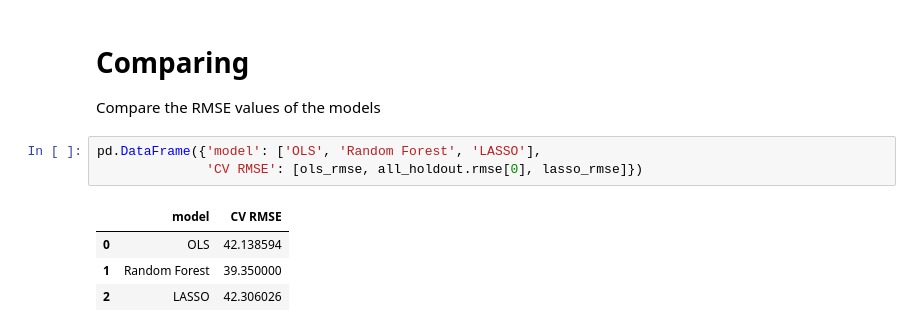
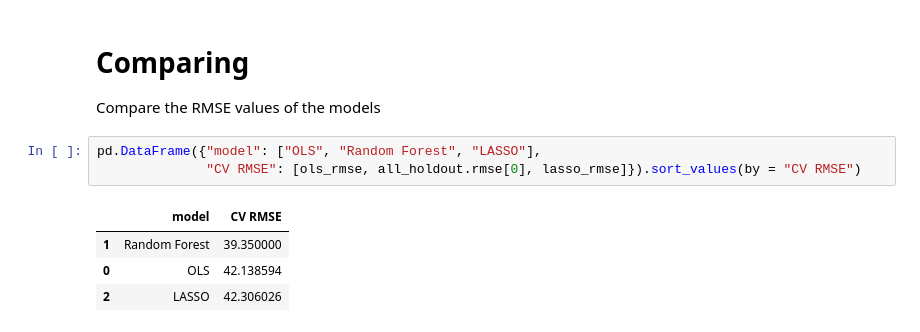
Before and after one commit to 00Dabide/DA3-Assignment-2, a Jupyter notebook: Assignment-2.ipynb, the cells around one changed output. Drawn from its saved outputs; the diff is of its cells as text.

```diff
--- a/Assignment-2.ipynb
+++ b/Assignment-2.ipynb
@@ -904,10 +899,10 @@ lasso_rmse
 # Comparing
 Compare the RMSE values of the models
 # %%
-pd.DataFrame({'model': ['OLS', 'Random Forest', 'LASSO'],
-              'CV RMSE': [ols_rmse, all_holdout.rmse[0], lasso_rmse]})
+pd.DataFrame({"model": ["OLS", "Random Forest", "LASSO"],
+              "CV RMSE": [ols_rmse, all_holdout.rmse[0], lasso_rmse]}).sort_values(by = "CV RMSE")
 # %% [output]
 |  | model | CV RMSE |
+| 1 | Random Forest | 39.350000 |
 | 0 | OLS | 42.138594 |
-| 1 | Random Forest | 39.350000 |
 | 2 | LASSO | 42.306026 |
```
Also changed, not shown: parts of 8 cells of this notebook, 1 other file.
